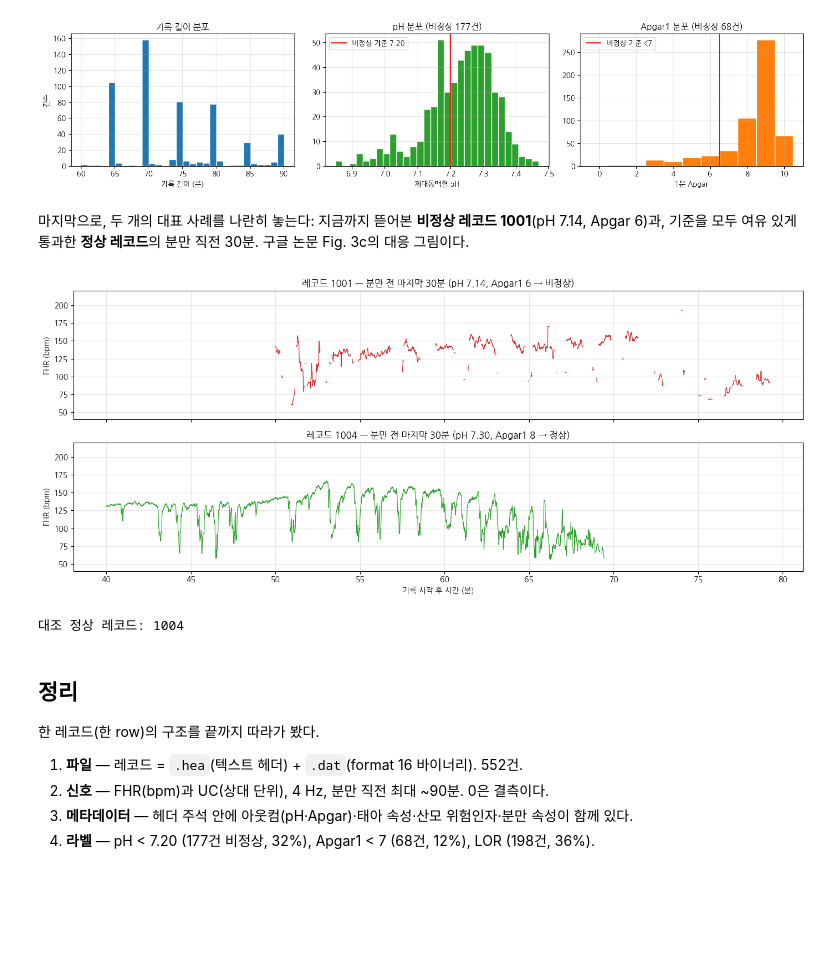
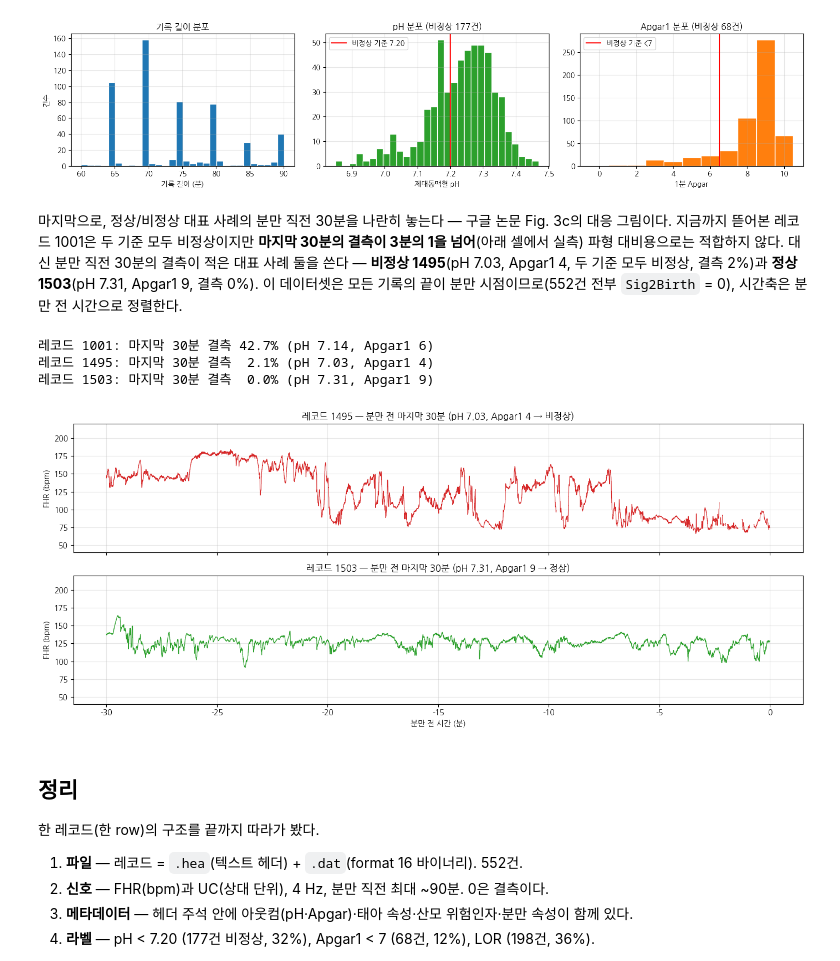
Before and after one commit to yabsed/fetalguard-ctu-uhb, a Jupyter notebook: 1-dataset-walkthrough/ctu_uhb_walkthrough.ipynb, the cells around one changed output. Drawn from its saved outputs; the diff is of its cells as text; code cells hidden in the pictures; blank space fills up the shorter version.

```diff
--- a/1-dataset-walkthrough/ctu_uhb_walkthrough.ipynb
+++ b/1-dataset-walkthrough/ctu_uhb_walkthrough.ipynb
@@ -505,33 +505,44 @@ fig.savefig(FIG_DIR / "06_dataset_dist.png", dpi=120, bbox_inches="tight")
 plt.show()
 # %% [output]
 [figure]
-# %% [markdown]
-마지막으로, 두 개의 대표 사례를 나란히 놓는다: 지금까지 뜯어본 **비정상 레코드 1001**(pH 7.14, Apgar 6)과,
-기준을 모두 여유 있게 통과한 **정상 레코드**의 분만 직전 30분. 구글 논문 Fig. 3c의 대응 그림이다.
+# %% [markdown]
+마지막으로, 정상/비정상 대표 사례의 분만 직전 30분을 나란히 놓는다 — 구글 논문 Fig. 3c의
+대응 그림이다. 지금까지 뜯어본 레코드 1001은 두 기준 모두 비정상이지만 **마지막 30분의
+결측이 3분의 1을 넘어**(아래 셀에서 실측) 파형 대비용으로는 적합하지 않다. 대신 분만
+직전 30분의 결측이 적은 대표 사례 둘을 쓴다 — **비정상 1495**(pH 7.03, Apgar1 4, 두 기준
+모두 비정상, 결측 2%)과 **정상 1503**(pH 7.31, Apgar1 9, 결측 0%). 이 데이터셋은 모든
+기록의 끝이 분만 시점이므로(552건 전부 `Sig2Birth` = 0), 시간축은 분만 전 시간으로
+정렬한다.
 # %%
-normal_id = df[(df["pH"] >= 7.30) & (df["Apgar1"] >= 8)].index[0]
+def last30(name):
+    r, m, s = read_signals(DATA_DIR / f"{name}.hea")
+    return s["FHR"][-int(30 * 60 * r["fs"]):], m, r["fs"]
+
+for name in [rid, "1495", "1503"]:
+    f, m, _ = last30(name)
+    print(f"레코드 {name}: 마지막 30분 결측 {(f == 0).mean():5.1%} "
+          f"(pH {m['pH']:.2f}, Apgar1 {m['Apgar1']:.0f})")
+
 fig, axes = plt.subplots(2, 1, figsize=(14, 6), sharex=True)
-for ax, name, color in [(axes[0], rid, "tab:red"), (axes[1], normal_id, "tab:green")]:
-    r, m, s = read_signals(DATA_DIR / f"{name}.hea")
-    fs = r["fs"]
-    f = np.where(s["FHR"] == 0, np.nan, s["FHR"])
-    t = np.arange(r["n_samples"]) / fs / 60
-    last30 = t >= t[-1] - 30
-    ax.plot(t[last30], f[last30], lw=0.8, color=color)
+for ax, name, color, tag in [(axes[0], "1495", "tab:red", "비정상"),
+                             (axes[1], "1503", "tab:green", "정상")]:
+    f, m, fs = last30(name)
+    t = np.arange(len(f)) / fs / 60 - 30      # 분만 전 시간 (분): −30 → 0
+    ax.plot(t, np.where(f == 0, np.nan, f), lw=0.8, color=color)
     ax.set_ylabel("FHR (bpm)")
     ax.set_ylim(40, 220)
     ax.grid(alpha=0.3)
     ax.set_title(f"레코드 {name} — 분만 전 마지막 30분 "
-                 f"(pH {m['pH']:.2f}, Apgar1 {m['Apgar1']:.0f} → "
-                 f"{'비정상' if (m['pH'] < 7.2 or m['Apgar1'] < 7) else '정상'})")
-axes[1].set_xlabel("기록 시작 후 시간 (분)")
+                 f"(pH {m['pH']:.2f}, Apgar1 {m['Apgar1']:.0f} → {tag})")
+axes[1].set_xlabel("분만 전 시간 (분)")
 fig.tight_layout()
 fig.savefig(FIG_DIR / "07_normal_vs_abnormal.png", dpi=120, bbox_inches="tight")
 plt.show()
-print(f"대조 정상 레코드: {normal_id}")
 # %% [output]
+레코드 1001: 마지막 30분 결측 42.7% (pH 7.14, Apgar1 6)
+레코드 1495: 마지막 30분 결측  2.1% (pH 7.03, Apgar1 4)
+레코드 1503: 마지막 30분 결측  0.0% (pH 7.31, Apgar1 9)
-[figure, old version]
+[figure, new version]
-대조 정상 레코드: 1004
 # %% [markdown]
 ## 정리
 
```
Also changed, not shown: 5 other files.
